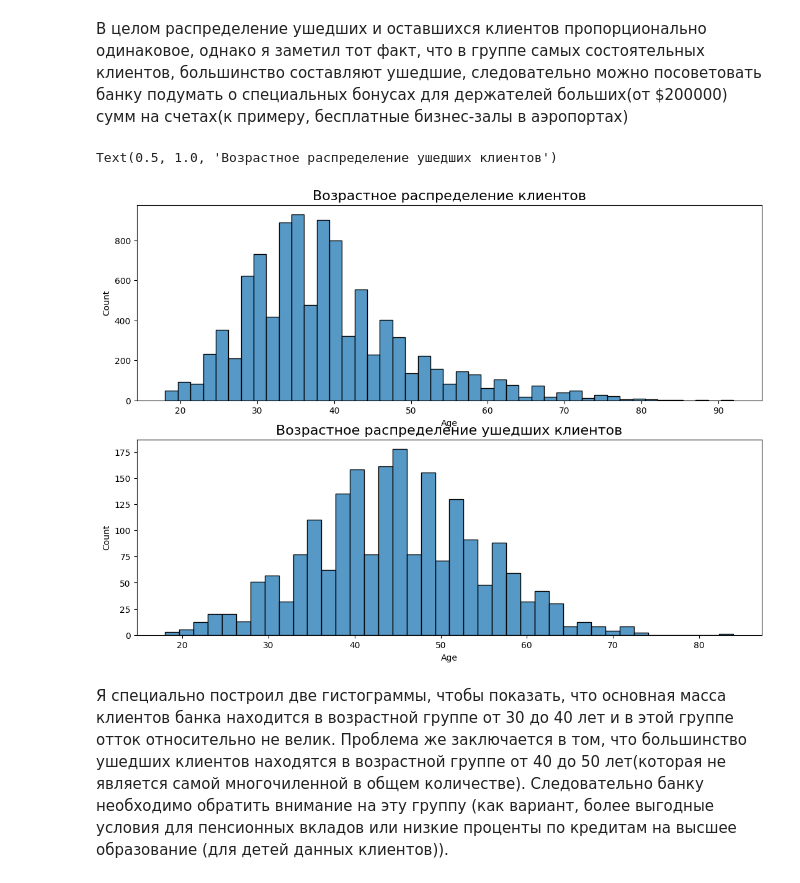
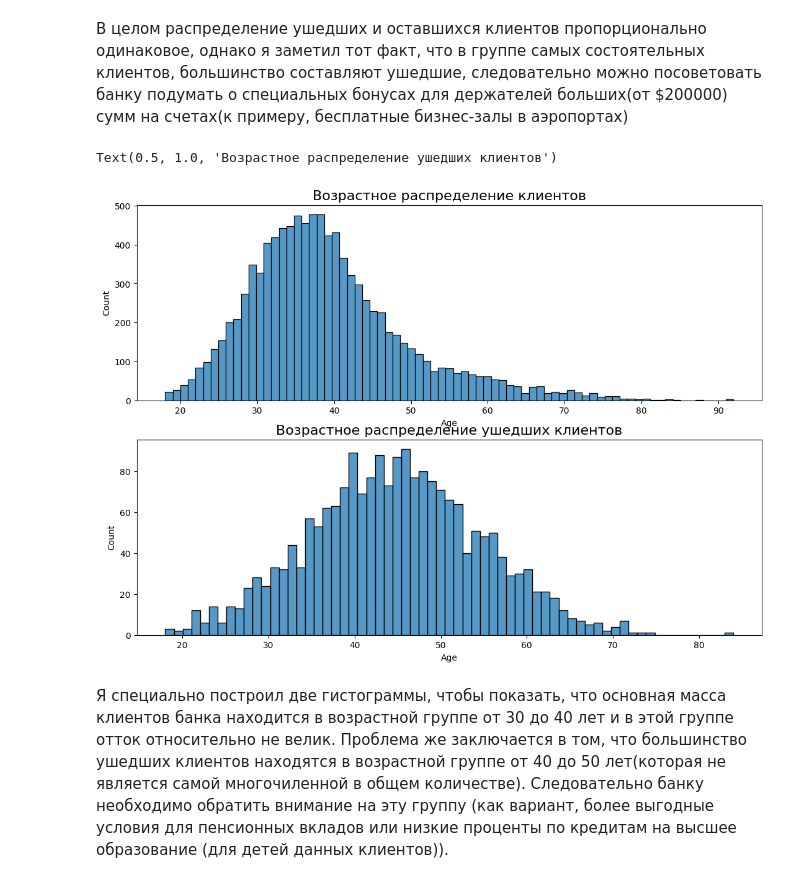
Before and after one commit to micaelofficial/michaels_mind, a Jupyter notebook: PY-13_Final/data.ipynb, the cells around one changed output. Saved outputs shown, nothing was run; the diff lists cells and outputs as text; code cells hidden in the pictures.

```diff
--- a/PY-13_Final/data.ipynb
+++ b/PY-13_Final/data.ipynb
@@ -64,23 +64,23 @@ Text(0.5, 1.0, 'Распределение баланса клиентов ба
 # %%
 fig, axes = plt.subplots(nrows=2, ncols=1, figsize=(13, 9))
 hist = sns.histplot(
     data=churn_data,
     x='Age',
-    bins=45,
+    bins=75,
     ax=axes[0]
 );
 hist.set_title('Возрастное распределение клиентов', fontsize=16)
 left_cl = churn_data['Exited'] == 'Left'
 hist2 = sns.histplot(
     data=churn_data[left_cl],
     x='Age',
-    bins=40,
+    bins=65,
     ax=axes[1]
 );
 hist2.set_title('Возрастное распределение ушедших клиентов', fontsize=16)
 # %% [output]
 Text(0.5, 1.0, 'Возрастное распределение ушедших клиентов')
-[figure, old version]
+[figure, new version]
 # %% [markdown]
 Я специально построил две гистограммы, чтобы показать, что основная масса клиентов банка находится в возрастной группе от 30 до 40 лет и в этой группе отток относительно не велик. Проблема же заключается в том, что большинство ушедших клиентов находятся в возрастной группе от 40 до 50 лет(которая не является самой многочиленной в общем количестве). Следовательно банку необходимо обратить внимание на эту группу (как вариант, более выгодные условия для пенсионных вкладов или низкие проценты по кредитам на высшее образование (для детей данных клиентов)).
 # %%
```
Also changed, not shown: 2 other files.
